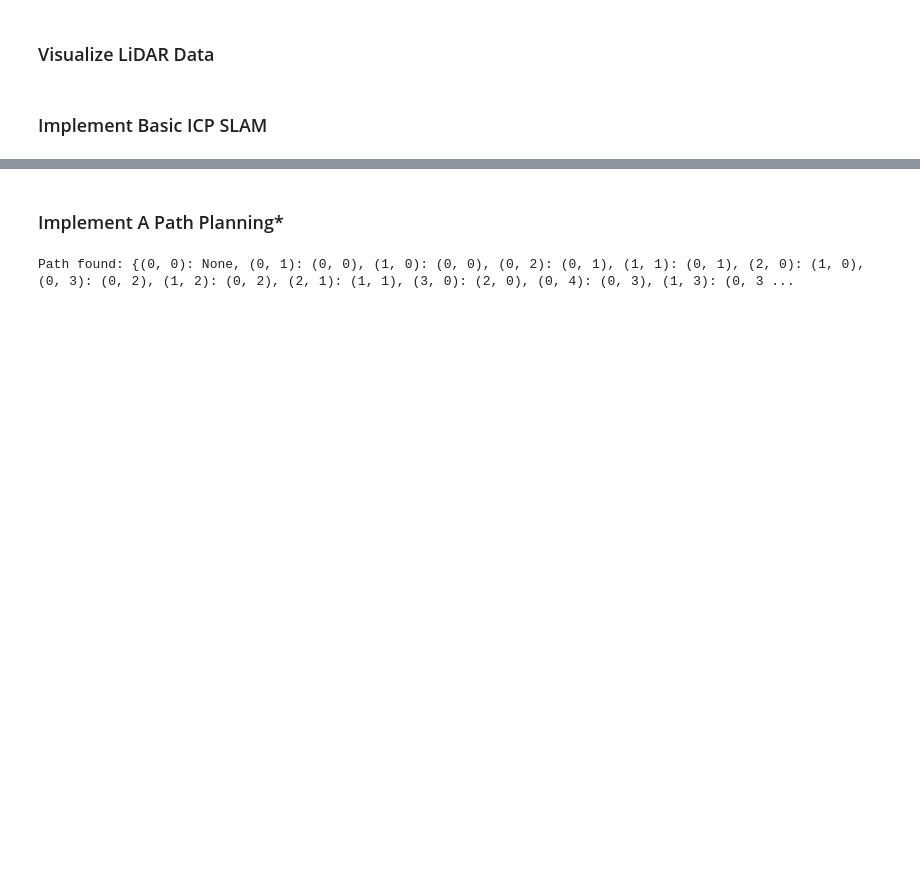
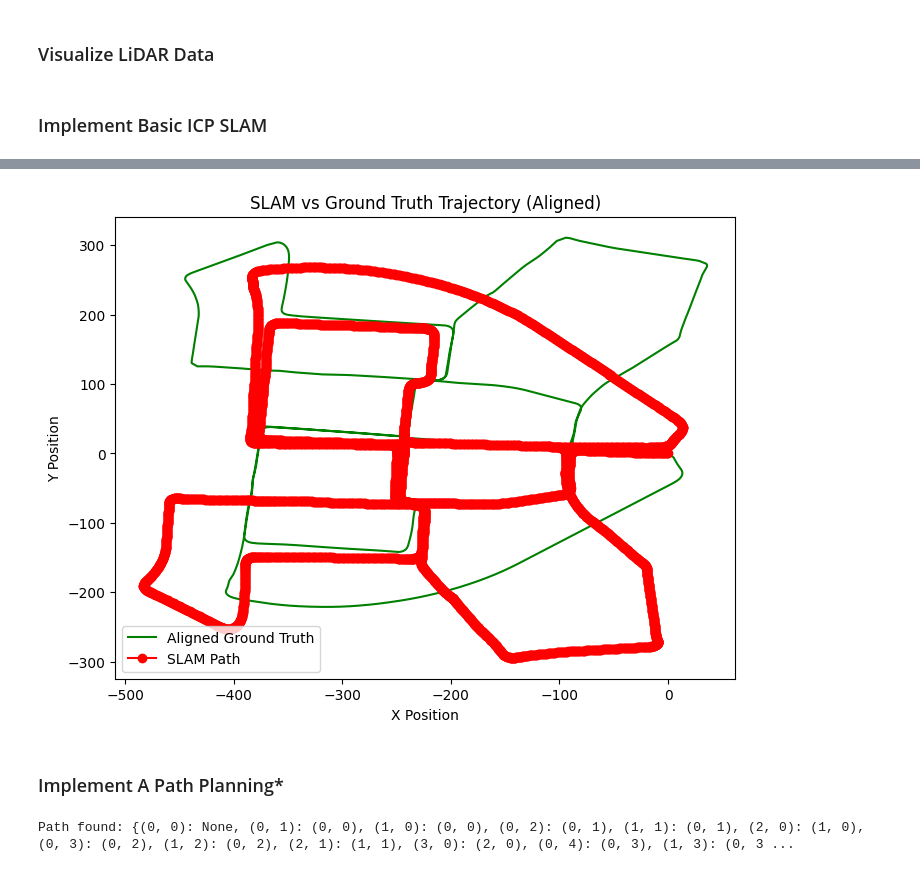
Before and after one commit to deepakbhagatiitr/map-and-move, a Jupyter notebook: slam.ipynb, the cells around one changed output, grey strips where cells are left out. Cells and saved outputs as stored; diff of their text form; code cells hidden in the pictures; blank space fills up the shorter version.

```diff
--- a/slam.ipynb
+++ b/slam.ipynb
@@ -60,3 +160,58 @@ Estimated Transformation:
+# %%
+import numpy as np
+import matplotlib.pyplot as plt
+
+def rotate_trajectory(points, angle):
+    """
+    Rotates the given trajectory by a specified angle.
+
+    Parameters:
+        points (numpy.ndarray): (N, 2) array of (x, y) coordinates.
+        angle (float): Rotation angle in radians.
+
+    Returns:
+        numpy.ndarray: Rotated trajectory.
+    """
+    R = np.array([[np.cos(angle), -np.sin(angle)],
+                  [np.sin(angle), np.cos(angle)]])
+    return points @ R.T  # Apply rotation
+
+# Load Ground Truth Poses
+gt_poses = np.loadtxt("/home/deepak-bhagat/Downloads/data_odometry_velodyne/dataset/poses/00.txt")
+gt_poses = gt_poses.reshape(-1, 3, 4)
+
+# Extract Ground Truth Trajectory (X and Y coordinates only)
+gt_x = gt_poses[:, 0, 3]
+gt_y = gt_poses[:, 2, 3]
+gt_trajectory = np.vstack((gt_x, gt_y)).T  # Shape (N, 2)
+
+# Ensure SLAM trajectory is available
+trajectory = np.array(trajectory)  # Convert to NumPy array
+trajectory = trajectory[:, :2]  # Keep only (x, y) coordinates
+
+# Compute Optimal Rotation Angle
+angle = np.arctan2(trajectory[-1, 1] - trajectory[0, 1], trajectory[-1, 0] - trajectory[0, 0]) - \
+        np.arctan2(gt_trajectory[-1, 1] - gt_trajectory[0, 1], gt_trajectory[-1, 0] - gt_trajectory[0, 0])
+
+# Rotate Ground Truth Trajectory
+rotated_gt_trajectory = rotate_trajectory(gt_trajectory, angle)
+
+# Translate to Match SLAM Starting Point
+translation = trajectory[0] - rotated_gt_trajectory[0]  # Ensure both have shape (2,)
+rotated_gt_trajectory += translation  # Apply translation
+
+# Plot the results
+plt.figure(figsize=(8, 6))
+plt.plot(rotated_gt_trajectory[:, 0], rotated_gt_trajectory[:, 1], 'g-', label='Aligned Ground Truth')
+plt.plot(trajectory[:, 0], trajectory[:, 1], 'r-', marker='o', linestyle='-', label='SLAM Path')
+
+plt.xlabel("X Position")
+plt.ylabel("Y Position")
+plt.legend()
+plt.title("SLAM vs Ground Truth Trajectory (Aligned)")
+plt.show()
+# %% [output]
+[figure, added]
 # %% [markdown]
 ### Implement A Path Planning*
 # %%
```
Also changed, not shown: parts of 4 cells of this notebook, 2 other files.
